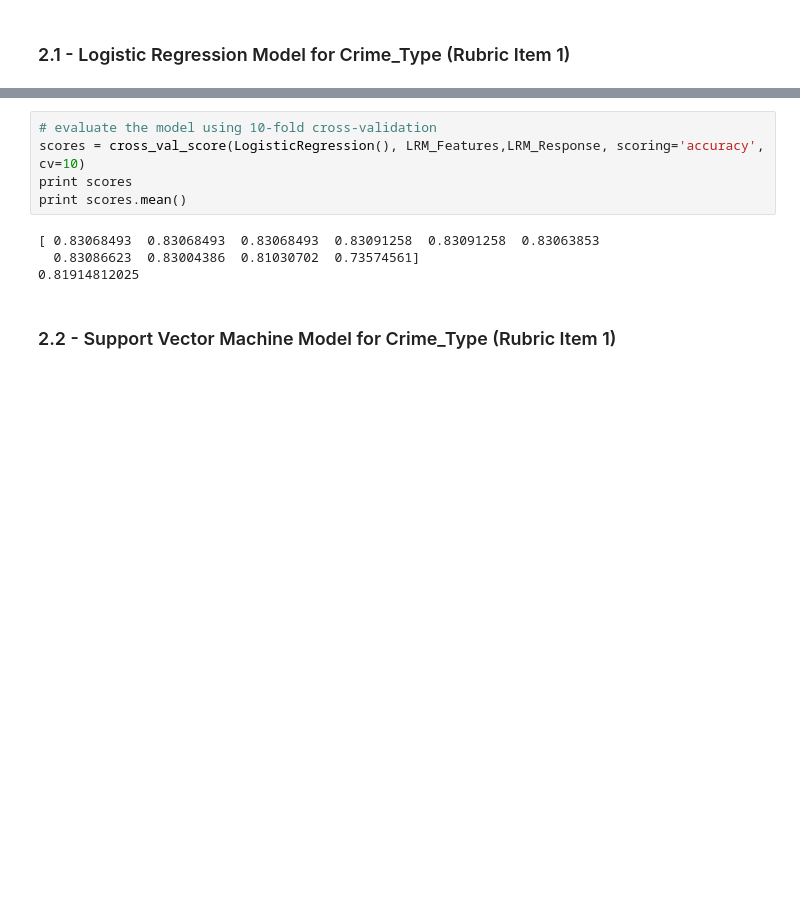
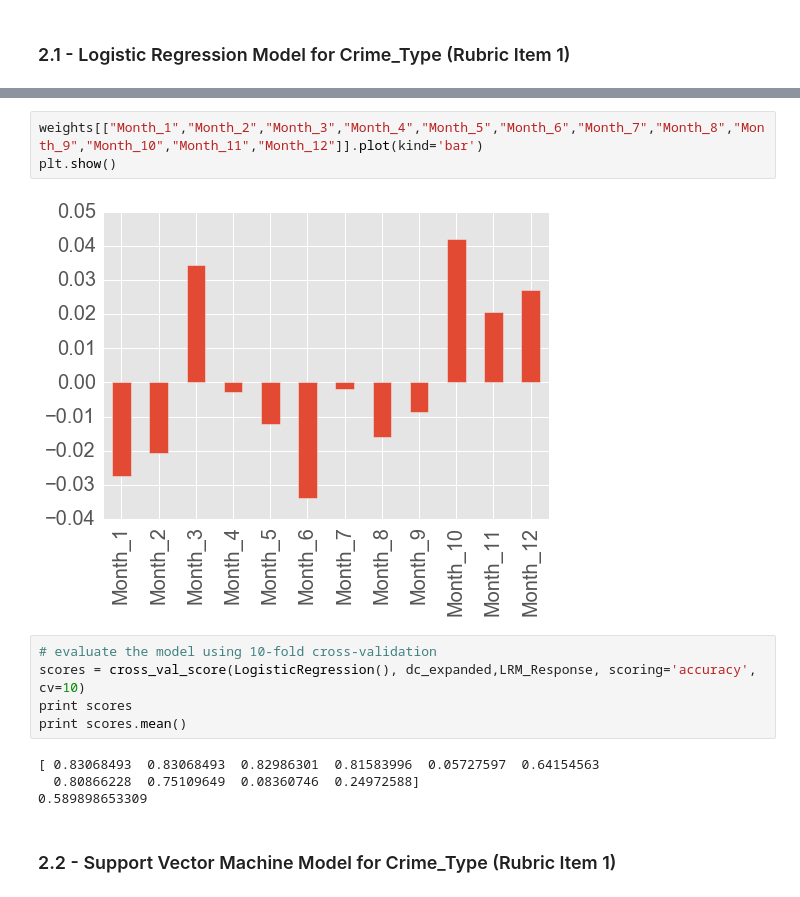
Before and after one commit to elkinst65/MSDS7331_MiniLab_DC, a Jupyter notebook: MSDS7331 DC Crime 2015.ipynb, the cells around one changed output, grey strips where cells are left out. Saved outputs shown, nothing was run; the diff lists cells and outputs as text; blank space fills up the shorter version.

```diff
--- a/MSDS7331 DC Crime 2015.ipynb
+++ b/MSDS7331 DC Crime 2015.ipynb
@@ -239,12 +469,17 @@ avg / total       0.78      0.83      0.77      7298
+# %%
+weights[["Month_1","Month_2","Month_3","Month_4","Month_5","Month_6","Month_7","Month_8","Month_9","Month_10","Month_11","Month_12"]].plot(kind='bar')
+plt.show()
+# %% [output]
+[figure, added]
 # %%
 # evaluate the model using 10-fold cross-validation
-scores = cross_val_score(LogisticRegression(), LRM_Features,LRM_Response, scoring='accuracy', cv=10)
+scores = cross_val_score(LogisticRegression(), dc_expanded,LRM_Response, scoring='accuracy', cv=10)
 print scores
 print scores.mean()
 # %% [output]
-[ 0.83068493  0.83068493  0.83068493  0.83091258  0.83091258  0.83063853
-  0.83086623  0.83004386  0.81030702  0.73574561]
-0.81914812025
+[ 0.83068493  0.83068493  0.82986301  0.81583996  0.05727597  0.64154563
+  0.80866228  0.75109649  0.08360746  0.24972588]
+0.589898653309
 # %% [markdown]
 ### 2.2 - Support Vector Machine Model for Crime_Type (Rubric Item 1)
 # %% [markdown]
```
Also changed, not shown: parts of 16 cells of this notebook, 1 other file.
